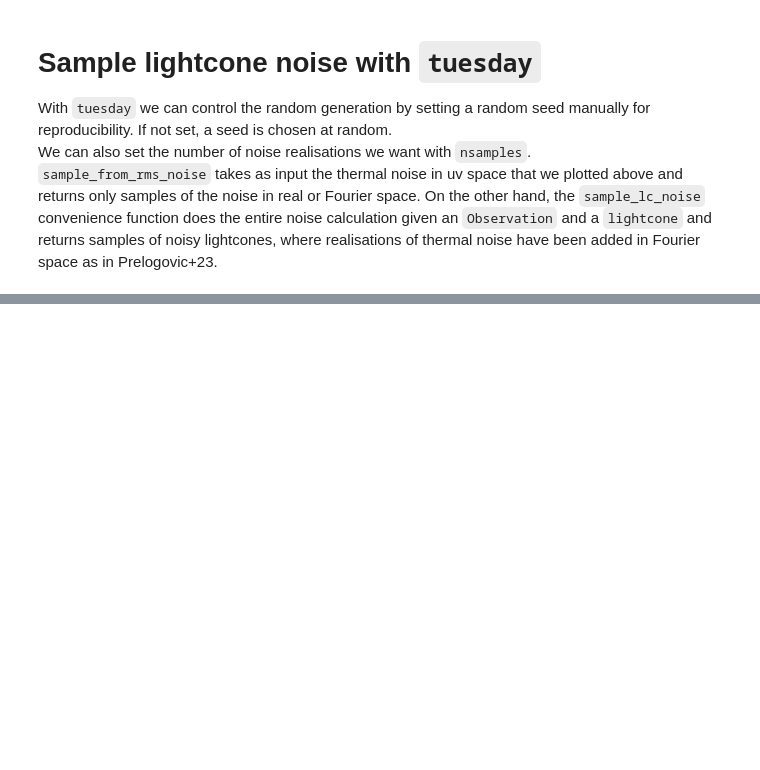
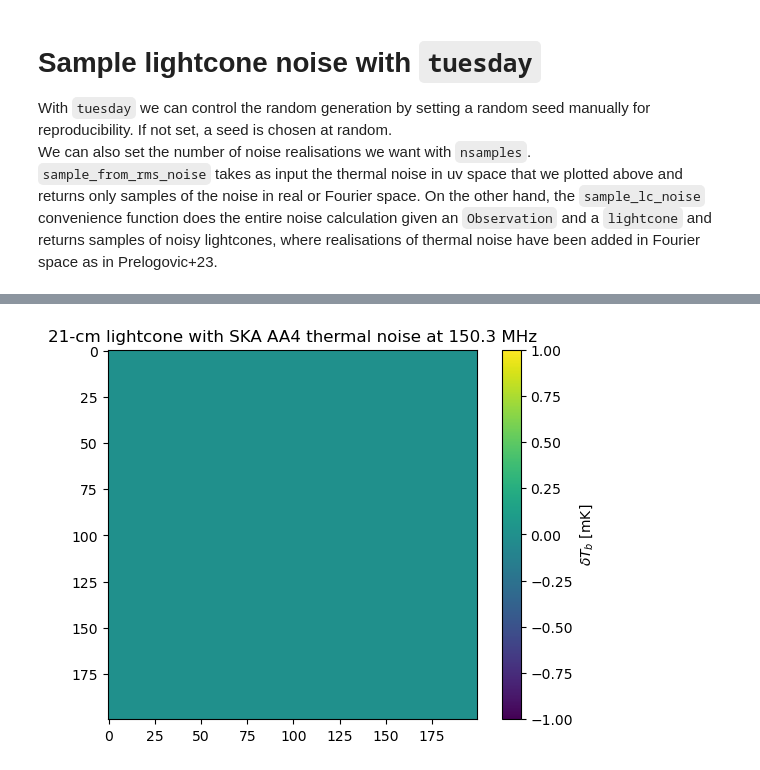
Before and after one commit to 21cmfast/tuesday, a Jupyter notebook: docs/tutorials/lc_noise_example.ipynb, the cells around one changed output, grey strips where cells are left out. Cells and saved outputs as stored; diff of their text form; code cells hidden in the pictures; blank space fills up the shorter version.

```diff
--- a/docs/tutorials/lc_noise_example.ipynb
+++ b/docs/tutorials/lc_noise_example.ipynb
@@ -93,0 +109,7 @@ plt.show()
+# %%
+im = plt.imshow(lc_noisy[0,...,0], vmax = 1, vmin = -1)
+plt.colorbar(im, label=r"$\delta T_b$ [mK]")
+plt.title(f"21-cm lightcone with SKA AA4 thermal noise at {np.round(lc_freqs[0].value,1)} MHz")
+plt.show()
+# %% [output]
+[figure, added]
```
Also changed, not shown: parts of 12 cells of this notebook, 3 other files.
